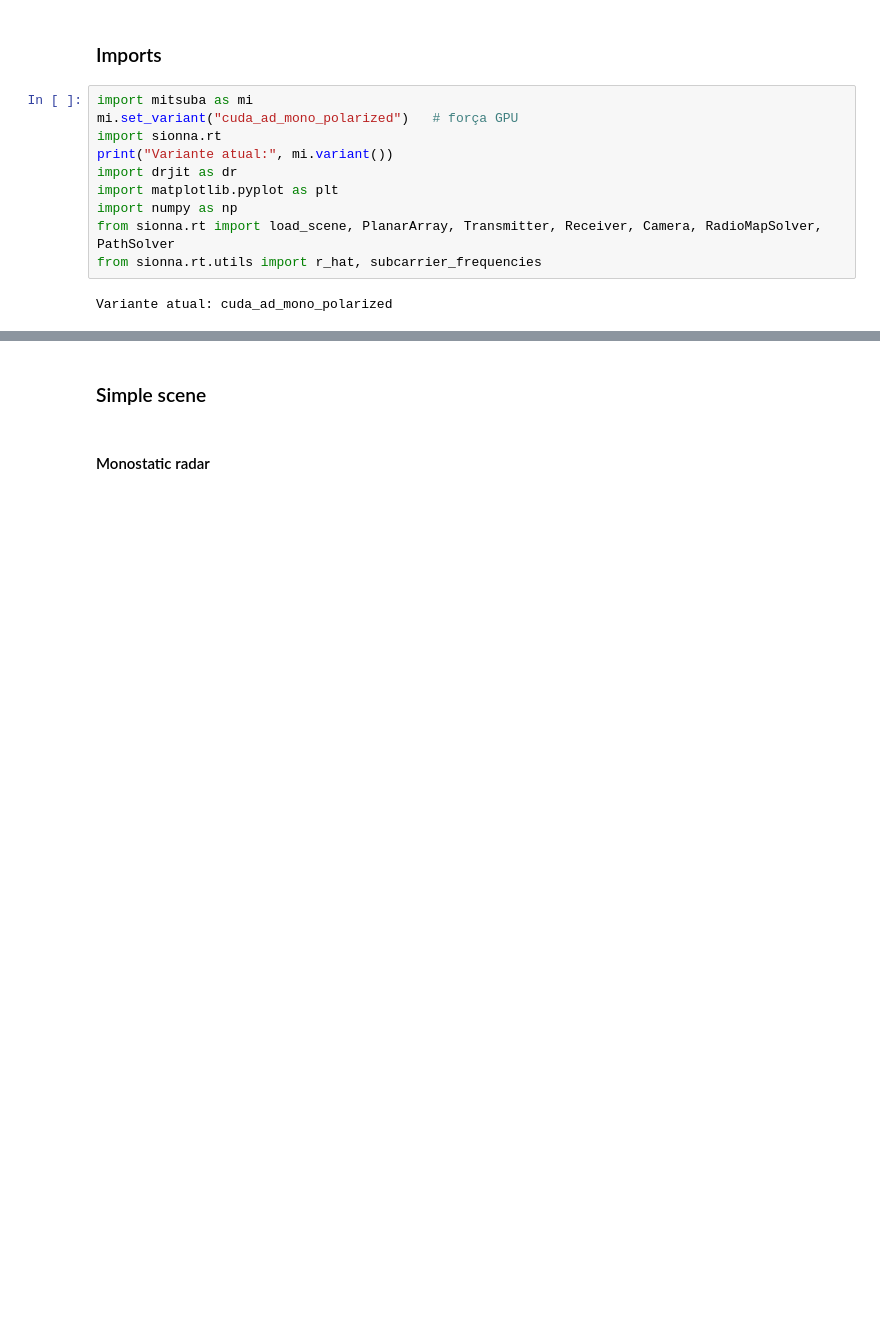
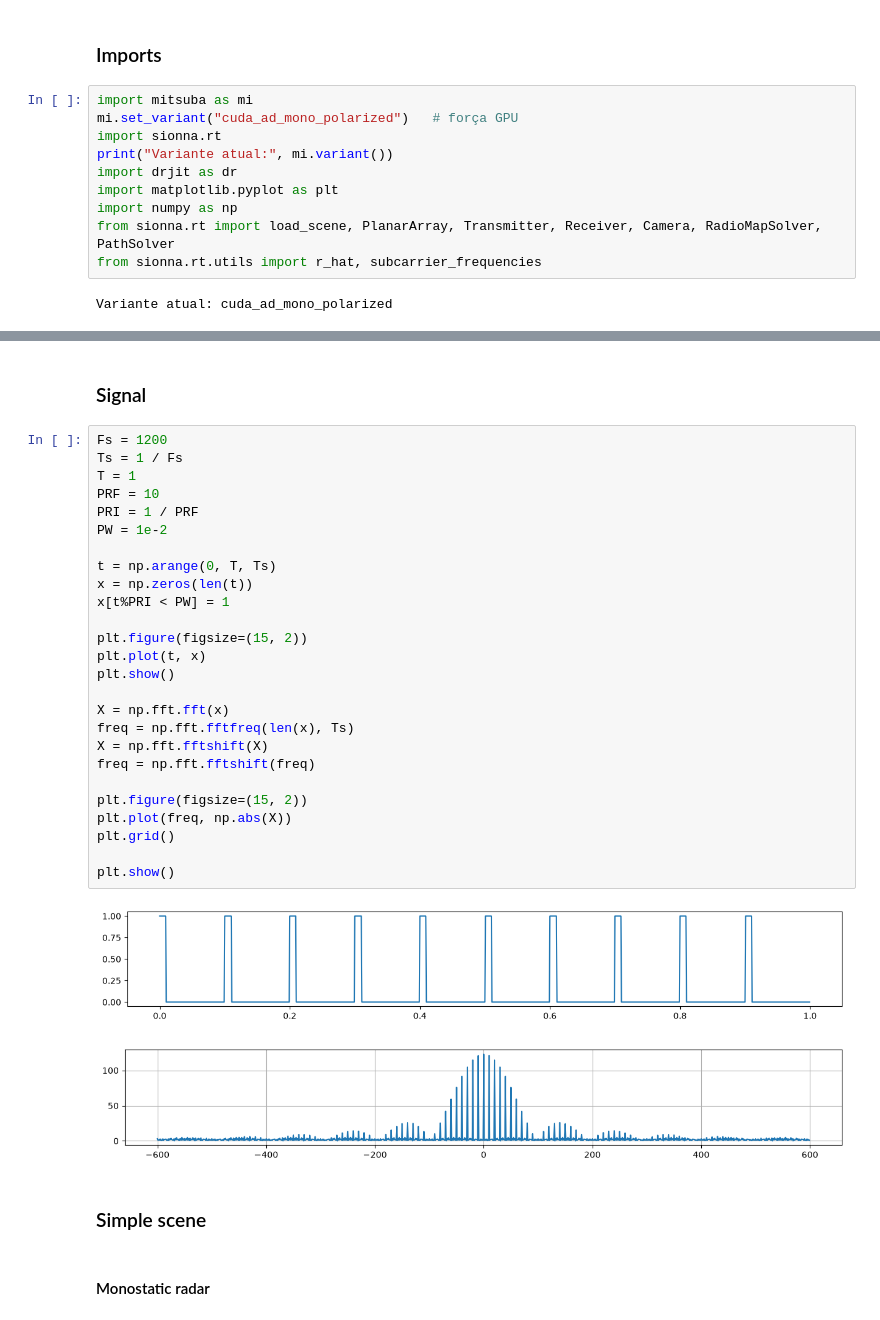
Before and after one commit to GabrielFerreiraVieira/Antennas, a Jupyter notebook: radar.ipynb, the cells around one changed output, grey strips where cells are left out. Saved outputs shown, nothing was run; the diff lists cells and outputs as text; blank space fills up the shorter version.

```diff
--- a/radar.ipynb
+++ b/radar.ipynb
@@ -17,3 +36,34 @@ Variante atual: cuda_ad_mono_polarized
+# %% [markdown]
+### Signal
+# %%
+Fs = 1200
+Ts = 1 / Fs
+T = 1
+PRF = 10
+PRI = 1 / PRF
+PW = 1e-2
+
+t = np.arange(0, T, Ts)
+x = np.zeros(len(t))
+x[t%PRI < PW] = 1
+
+plt.figure(figsize=(15, 2))
+plt.plot(t, x)
+plt.show()
+
+X = np.fft.fft(x)
+freq = np.fft.fftfreq(len(x), Ts)
+X = np.fft.fftshift(X)
+freq = np.fft.fftshift(freq)
+
+plt.figure(figsize=(15, 2))
+plt.plot(freq, np.abs(X))
+plt.grid()
+
+plt.show()
+# %% [output]
+[figure, added]
+[figure, added]
 # %% [markdown]
 ### Simple scene
 # %% [markdown]
```
Also changed, not shown: parts of 6 cells of this notebook.
